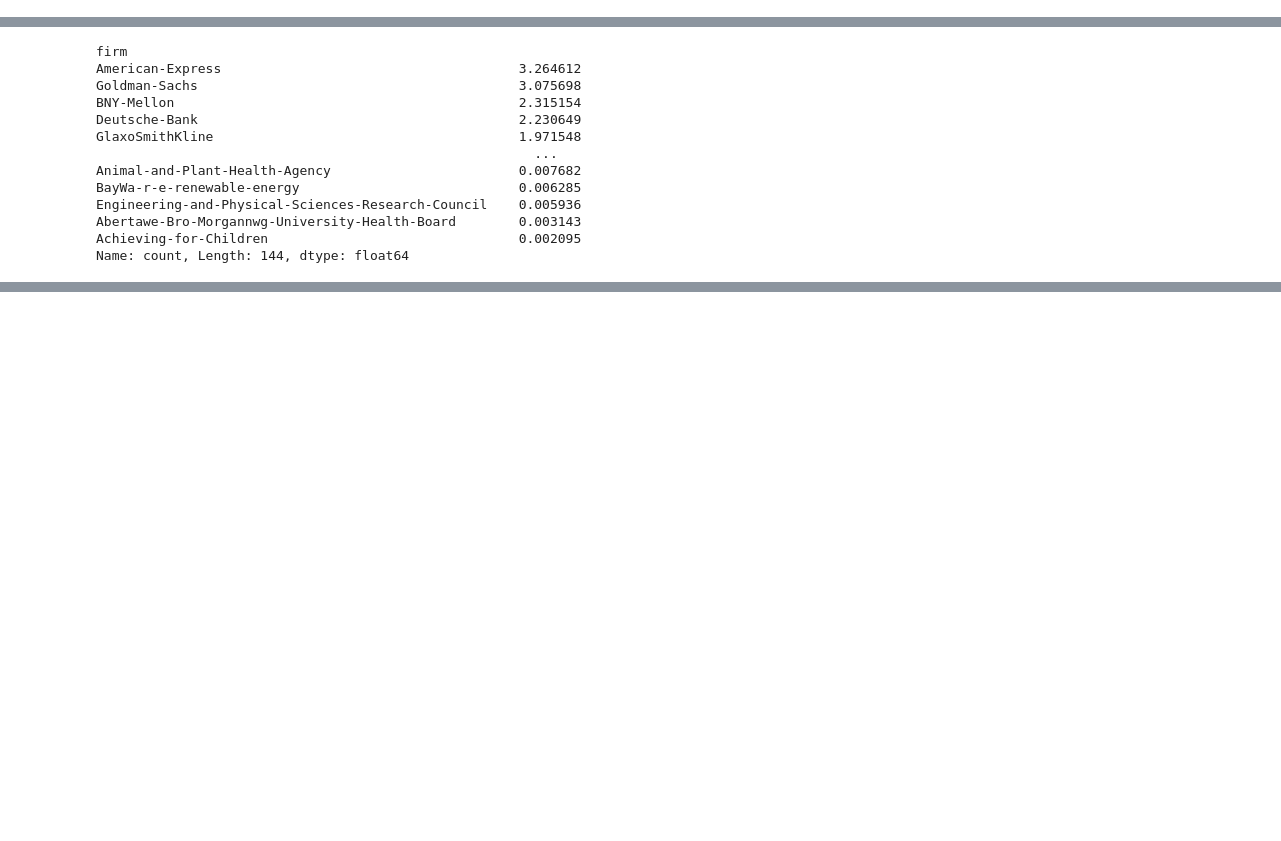
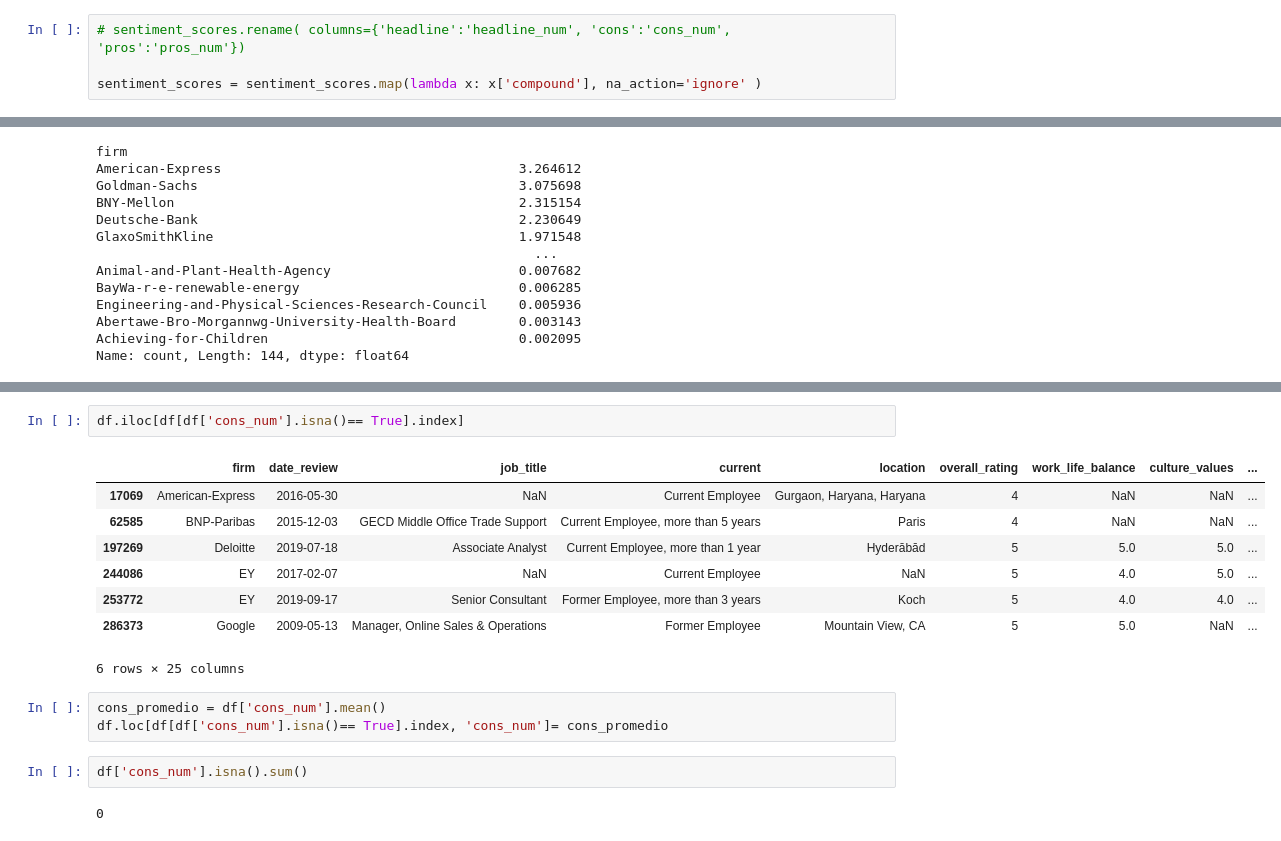
Before and after one commit to rodolforojasd/Proyecto, a Jupyter notebook: ProyectoDS_ParteII_+Rojas.ipynb, the cells around one changed output, grey strips where cells are left out. Saved outputs shown, nothing was run; the diff lists cells and outputs as text; blank space fills up the shorter version.

```diff
--- a/ProyectoDS_ParteII_+Rojas.ipynb
+++ b/ProyectoDS_ParteII_+Rojas.ipynb
@@ -160,0 +438,4 @@ Name: count, Length: 26786, dtype: float64
+# %%
+# sentiment_scores.rename( columns={'headline':'headline_num', 'cons':'cons_num', 'pros':'pros_num'})
+
+sentiment_scores = sentiment_scores.map(lambda x: x['compound'], na_action='ignore' )
@@ -372,0 +781,18 @@ v - Positive, r - Mild, x - Negative, o - No opinion
+# %%
+df.iloc[df[df['cons_num'].isna()== True].index]
+# %% [output]
+|  | firm | date_review | job_title | current | location | overall_rating | work_life_balance | culture_values | ... |
+| 17069 | American-Express | 2016-05-30 | NaN | Current Employee | Gurgaon, Haryana, Haryana | 4 | NaN | NaN | ... |
+| 62585 | BNP-Paribas | 2015-12-03 | GECD Middle Office Trade Support | Current Employee, more than 5 years | Paris | 4 | NaN | NaN | ... |
+| 197269 | Deloitte | 2019-07-18 | Associate Analyst | Current Employee, more than 1 year | Hyderābād | 5 | 5.0 | 5.0 | ... |
+| 244086 | EY | 2017-02-07 | NaN | Current Employee | NaN | 5 | 4.0 | 5.0 | ... |
+| 253772 | EY | 2019-09-17 | Senior Consultant | Former Employee, more than 3 years | Koch | 5 | 4.0 | 4.0 | ... |
+| 286373 | Google | 2009-05-13 | Manager, Online Sales & Operations | Former Employee | Mountain View, CA | 5 | 5.0 | NaN | ... |
+6 rows × 25 columns
+# %%
+cons_promedio = df['cons_num'].mean()
+df.loc[df[df['cons_num'].isna()== True].index, 'cons_num']= cons_promedio
+# %%
+df['cons_num'].isna().sum()
+# %% [output]
+0
```
Also changed, not shown: parts of 39 cells of this notebook, 11 other files.
